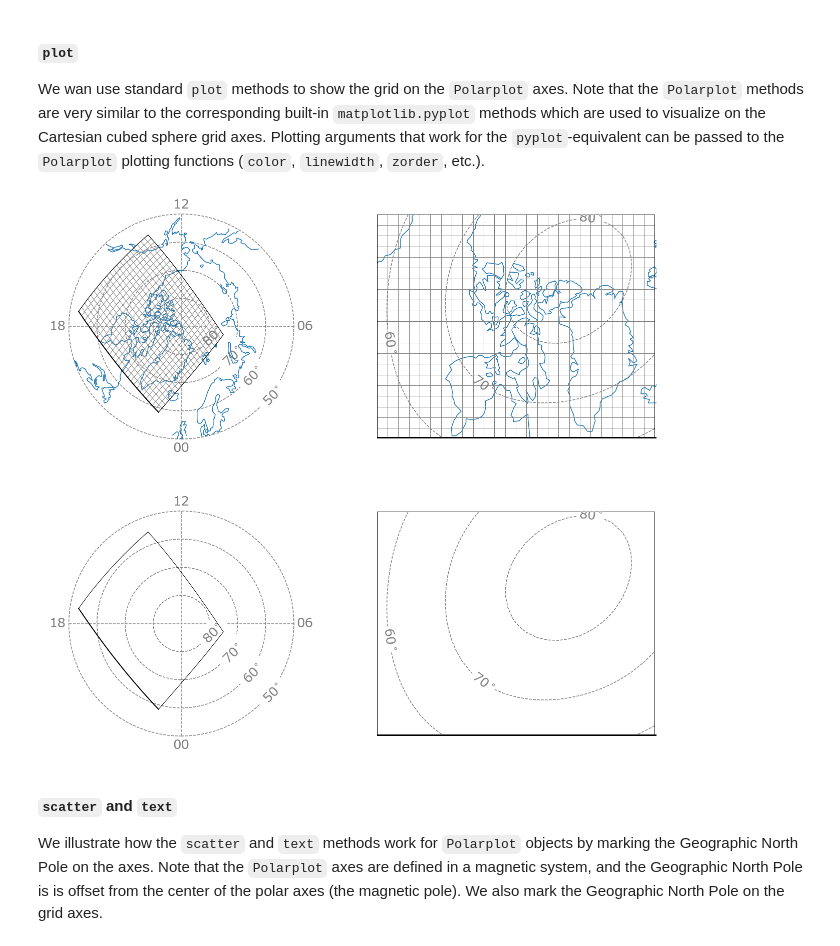
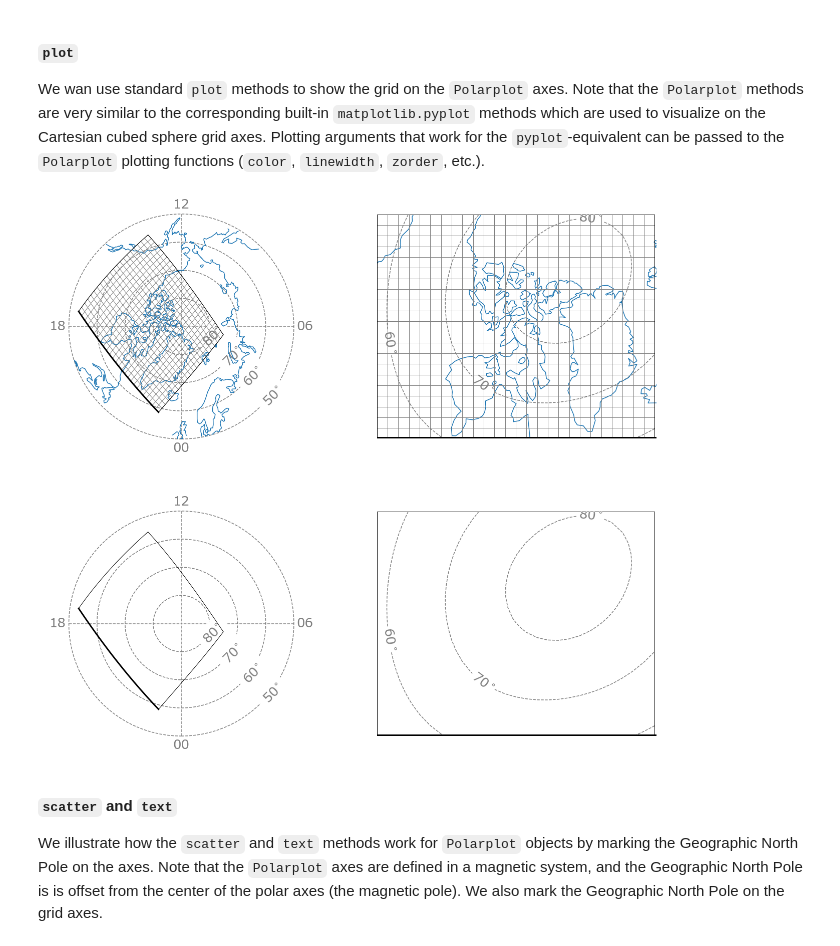
Before and after one commit to klaundal/lompe, a Jupyter notebook: examples/code_paper_figures/05_Visualization_with_Polarplot.ipynb, the cells around one changed output. Saved outputs shown, nothing was run; the diff lists cells and outputs as text; code cells hidden in the pictures.

```diff
--- a/examples/code_paper_figures/05_Visualization_with_Polarplot.ipynb
+++ b/examples/code_paper_figures/05_Visualization_with_Polarplot.ipynb
@@ -105,36 +105,36 @@ plotargs = {'color':'grey', 'lw':1, 'zorder':2}
 # grid cells on polar axis
 for lon, lat in grid.get_grid_boundaries():
     mlat, mlon = apex.geo2apex(lat, lon, HI*1e-3) # to MLAT/MLT
     mlt = apex.mlon2mlt(mlon, time)
     pax.plot(mlat, mlt, **plotargs)
 
 # grid cells on grid axis
 for lon, lat in grid.get_grid_boundaries():
     xi, eta = grid.projection.geo2cube(lon, lat)
     axs['grid'].plot(xi, eta, **plotargs)
 
 outlineargs = {'color':'black', 'zorder':2}
 # grid outline on polar axis
 xs = (grid.lon_mesh[0, :], grid.lon_mesh[-1, :], grid.lon_mesh[:, 0], grid.lon_mesh[:, -1]) # geographic
 ys = (grid.lat_mesh[0, :], grid.lat_mesh[-1, :], grid.lat_mesh[:, 0], grid.lat_mesh[:, -1]) # geographic
 for i, c in enumerate(zip(xs, ys)):
     lon, lat = c
     mlat, mlon = apex.geo2apex(lat, lon, HI*1e-3)        # to MLAT/MLT coordinates
     mlt = apex.mlon2mlt(mlon, time)
-    pax.plot( mlat, mlt, linewidth = 2 if i == 0 else 1, **outlineargs) # like plt.plot
-    pax2.plot(mlat, mlt, linewidth = 2 if i == 0 else 1, **outlineargs)
+    pax.plot( mlat, mlt, linewidth = 3 if i == 0 else 1, **outlineargs) # like plt.plot
+    pax2.plot(mlat, mlt, linewidth = 3 if i == 0 else 1, **outlineargs)
 
 # grid outline on grid axis
 xis  = (grid.xi_mesh [0, :], grid.xi_mesh [-1, :], grid.xi_mesh [:, 0], grid.xi_mesh [:, -1]) # grid
 etas = (grid.eta_mesh[0, :], grid.eta_mesh[-1, :], grid.eta_mesh[:, 0], grid.eta_mesh[:, -1]) # grid
 for i, c in enumerate(zip(xis, etas)):
     xi, eta = c
     axs['grid' ].plot(xi, eta, linewidth = 7 if i == 0 else 1, **outlineargs)
     axs['grid2'].plot(xi, eta, linewidth = 7 if i == 0 else 1, **outlineargs)
 
 fig
 # %% [output]
-[figure, old version]
+[figure, new version]
 # %% [markdown]
 #### `scatter` and `text`
 
```
Also changed, not shown: parts of 4 cells of this notebook, 15 other files.
